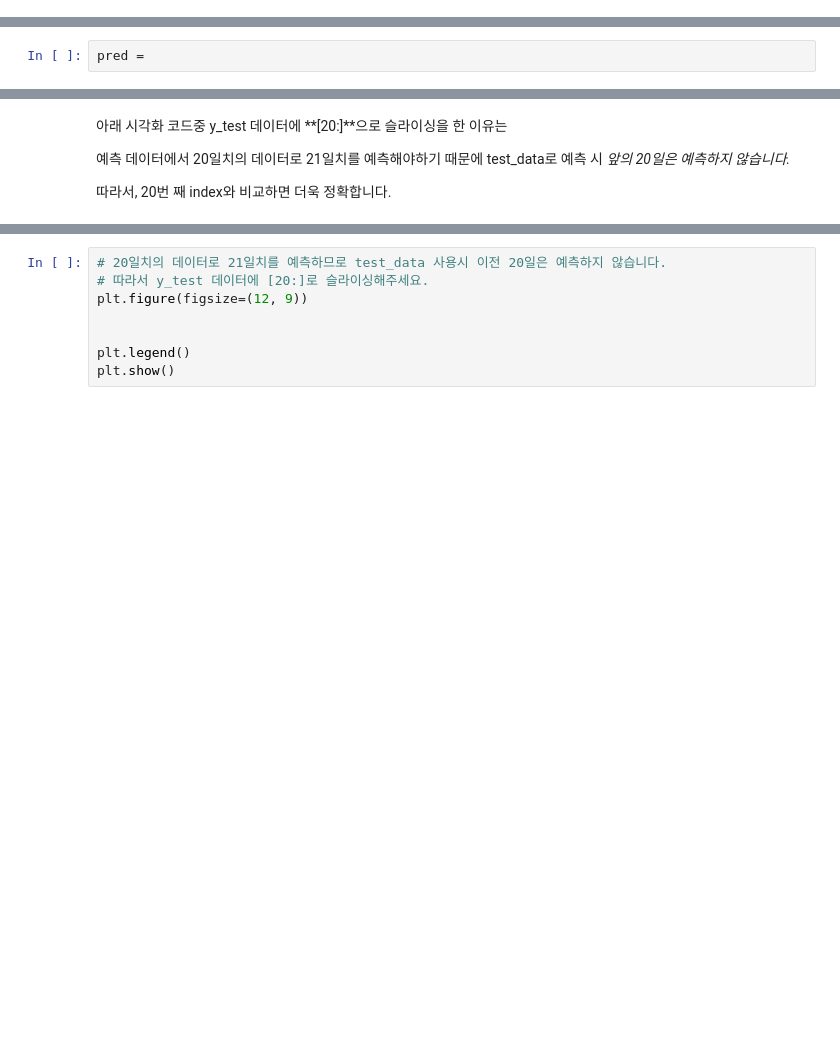
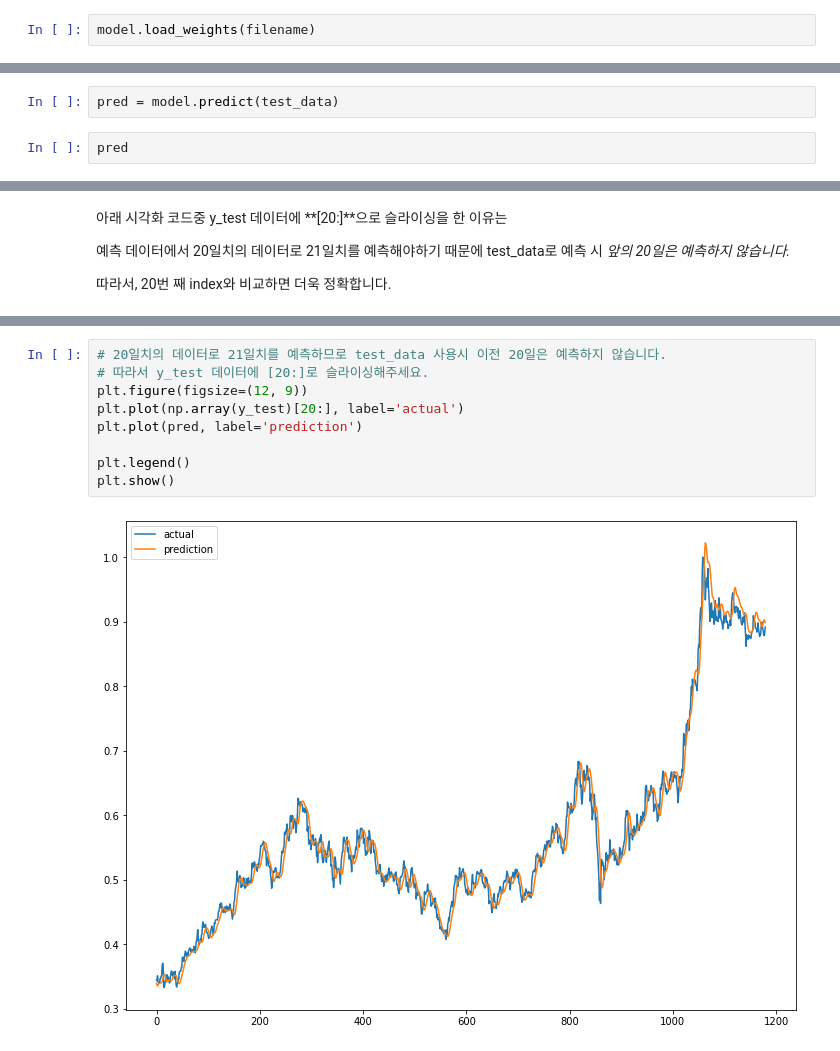
Before and after one commit to boossiman2/FastCampus-Deeplearning300, a Jupyter notebook: Part5_Sequential,NLP/1_1_LSTM을_활용해_주가_예측_모델_구현하기.ipynb, the cells around one changed output, grey strips where cells are left out. Cells and saved outputs as stored; diff of their text form; blank space fills up the shorter version.

```diff
--- a/Part5_Sequential,NLP/1_1_LSTM을_활용해_주가_예측_모델_구현하기.ipynb
+++ b/Part5_Sequential,NLP/1_1_LSTM을_활용해_주가_예측_모델_구현하기.ipynb
@@ -464,3 +631,5 @@ history =
 ## Step 5. 모델을 활용한 예측 및 결과 시각화
 # %% [markdown]
 ### 문제 24. 저장한 ModelCheckpoint 를 불러옵니다.
+# %%
+model.load_weights(filename)
@@ -467,4 +638,6 @@ history =
 # %% [markdown]
 ### 문제 25. `test_data`를 활용하여 예측을 수행합니다.
+# %%
+pred = model.predict(test_data)
 # %%
-pred =
+pred
@@ -479,8 +682,11 @@ pred =
 # %%
 # 20일치의 데이터로 21일치를 예측하므로 test_data 사용시 이전 20일은 예측하지 않습니다.
 # 따라서 y_test 데이터에 [20:]로 슬라이싱해주세요.
 plt.figure(figsize=(12, 9))
-
+plt.plot(np.array(y_test)[20:], label='actual')
+plt.plot(pred, label='prediction')
 
 plt.legend()
 plt.show()
+# %% [output]
+[figure, added]
```
Also changed, not shown: parts of 43 cells of this notebook.
